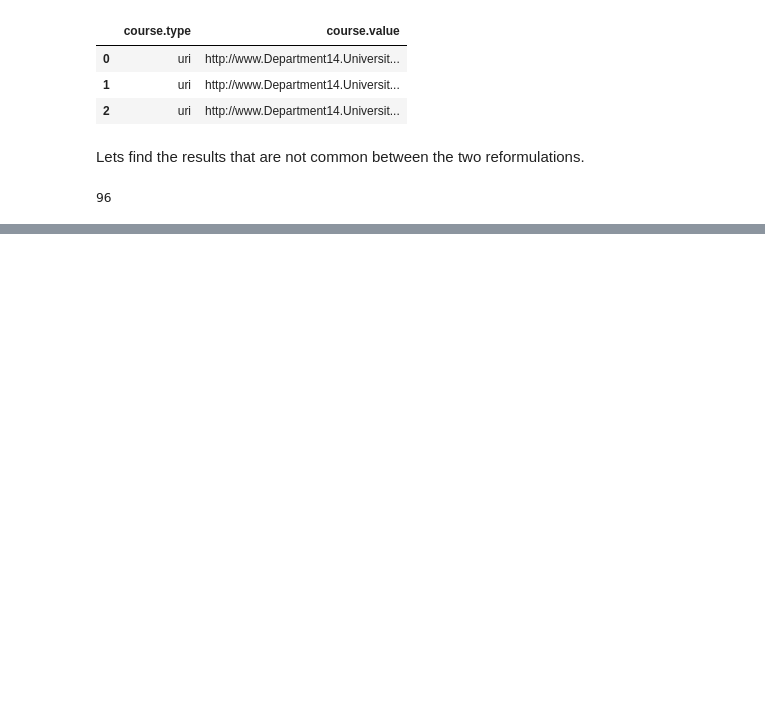
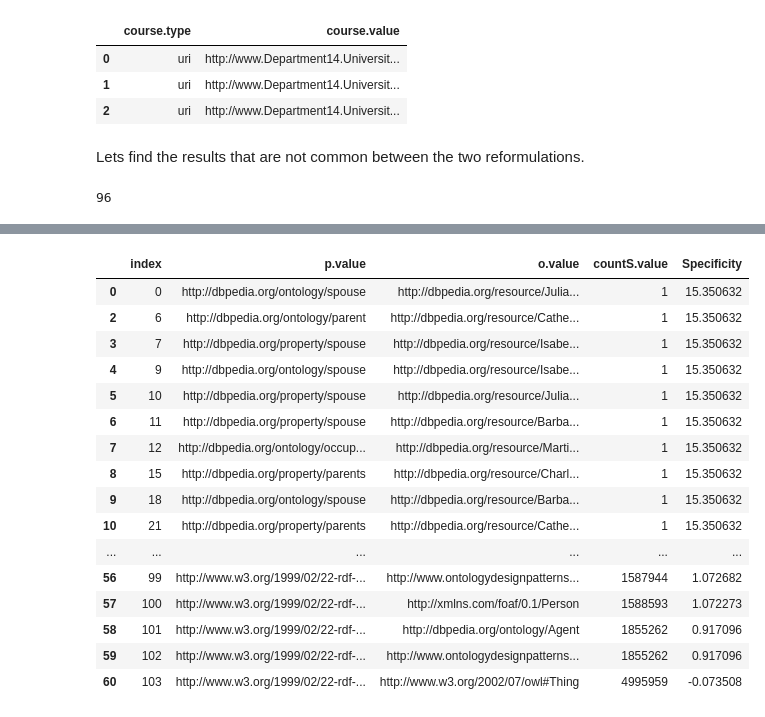
Before and after one commit to N00bsie/QueryReformulation, a Jupyter notebook: Workflow.ipynb, the cells around one changed output, grey strips where cells are left out. Drawn from its saved outputs; the diff is of its cells as text; code cells hidden in the pictures; blank space fills up the shorter version.

```diff
--- a/Workflow.ipynb
+++ b/Workflow.ipynb
@@ -361,0 +623,97 @@ This can be visualized as
+# %%
+endpoint = "http://zen.cs.rpi.edu:8890/sparql"
+
+def specificity(column):
+    return np.log(4641890/(float(column)))
+
+def execute_augmented_query(sparqlQuery,endpoint):
+    sparql = SPARQLWrapper(endpoint)
+    sparql.setQuery(sparqlQuery)
+    sparql.setReturnFormat(JSON)
+    results = sparql.query().convert()
+    results_df = json_normalize(results["results"]["bindings"])
+#     print(results_df)
+    results_df = results_df[results_df['o.type'] == "uri"]
+    results_df = results_df.drop(['o.type','p.type'],axis=1)
+    results_df = results_df[['p.value','o.value','countS.value']]
+    results_df['countS.value'] = results_df['countS.value'].astype(int)
+#     results_df = results_df[results_df['countS.value']]
+    return results_df
+
+## This query is used to find the count values for the 'Specificity'.
+augmented_query = """
+PREFIX  schema: <http://schema.org/>
+PREFIX  dbr:  <http://dbpedia.org/resource/>
+PREFIX  umbel-rc: <http://umbel.org/umbel/rc/>
+PREFIX  dbc:  <http://dbpedia.org/resource/Category:>
+PREFIX  owl:  <http://www.w3.org/2002/07/owl#>
+PREFIX  yago: <http://dbpedia.org/class/yago/>
+PREFIX  rdfs: <http://www.w3.org/2000/01/rdf-schema#>
+PREFIX  dbo:  <http://dbpedia.org/ontology/>
+PREFIX  dbp:  <http://dbpedia.org/property/>
+PREFIX  rdf:  <http://www.w3.org/1999/02/22-rdf-syntax-ns#>
+PREFIX  dcterms: <http://purl.org/dc/terms/>
+PREFIX  dbpedia-wikidata: <http://wikidata.dbpedia.org/resource/>
+PREFIX  dul:  <http://www.ontologydesignpatterns.org/ont/dul/DUL.owl#>
+PREFIX  foaf: <http://xmlns.com/foaf/0.1/>
+PREFIX  dc:   <http://purl.org/dc/elements/1.1/>
+PREFIX prov: <http://www.w3.org/ns/prov#>
+PREFIX  dc: <http://purl.org/dc/elements/1.1/>
+
+SELECT  ?p ?o (COUNT(DISTINCT ?s) AS ?countS)
+WHERE
+  { dbr:Martin_Scorsese
+              ?p  ?o .
+    ?s        ?p  ?o
+    FILTER ( ! strstarts(str(?p), str(dbo:wikiPageWikiLink)) )
+    FILTER ( ! strstarts(str(?p), str(dbo:wikiPageID)) )
+    FILTER ( ! strstarts(str(?p), str(dbo:wikiPageExternalLink)) )
+    FILTER ( ! strstarts(str(?p), str(dbo:wikiPageRevisionID)) )
+    FILTER ( ! strstarts(str(?p), str(dbo:wikiPageLength)) )
+    FILTER ( ! strstarts(str(?p), str(owl:sameAs)) )
+    FILTER ( ! strstarts(str(?p), str(dbo:viafId)) )
+    FILTER ( ! strstarts(str(?p), str(dbo:wikiPageOutDegree)) )
+    FILTER ( ! strstarts(str(?p), str(schema:comment)) )
+    FILTER ( ! strstarts(str(?p), str(dbo:abstract)) )
+    FILTER ( ! strstarts(str(?p), str(rdfs:comment)) )
+    FILTER ( ! strstarts(str(?p), str(dbo:alias)) )
+    FILTER ( ! strstarts(str(?p), str(rdfs:label)) )
+    FILTER ( ! strstarts(str(?p), str(dbo:thumbnail)) )
+    FILTER ( ! strstarts(str(?p), str(foaf:name)) )
+    FILTER ( ! strstarts(str(?p), str(foaf:surname)) )
+    FILTER ( ! strstarts(str(?p), str(foaf:depiction)) )
+    FILTER ( ! strstarts(str(?p), str(foaf:isPrimaryTopicOf)) )
+    FILTER ( ! strstarts(str(?p), str(dbp:hasPhotoCollection)) )
+    FILTER ( ! strstarts(str(?p), str(dbp:wordnet_type)) )
+    FILTER ( ! strstarts(str(?p), str(prov:wasDerivedFrom)) )
+    FILTER ( ! strstarts(str(?p), str(dc:description)) )
+
+
+
+  }
+GROUP BY ?p ?o
+ORDER BY ASC(?countS)
+"""
+results_df = execute_augmented_query(augmented_query,endpoint)
+results_df.reset_index(inplace=True)
+results_df['Specificity'] = results_df['countS.value'].apply(specificity)
+results_df.sort_values(by=['Specificity'],ascending=False,inplace=True)
+display(results_df)
+# %% [output]
+|  | index | p.value | o.value | countS.value | Specificity |
+| 0 | 0 | http://dbpedia.org/ontology/spouse | http://dbpedia.org/resource/Julia... | 1 | 15.350632 |
+| 2 | 6 | http://dbpedia.org/ontology/parent | http://dbpedia.org/resource/Cathe... | 1 | 15.350632 |
+| 3 | 7 | http://dbpedia.org/property/spouse | http://dbpedia.org/resource/Isabe... | 1 | 15.350632 |
+| 4 | 9 | http://dbpedia.org/ontology/spouse | http://dbpedia.org/resource/Isabe... | 1 | 15.350632 |
+| 5 | 10 | http://dbpedia.org/property/spouse | http://dbpedia.org/resource/Julia... | 1 | 15.350632 |
+| 6 | 11 | http://dbpedia.org/property/spouse | http://dbpedia.org/resource/Barba... | 1 | 15.350632 |
+| 7 | 12 | http://dbpedia.org/ontology/occup... | http://dbpedia.org/resource/Marti... | 1 | 15.350632 |
+| 8 | 15 | http://dbpedia.org/property/parents | http://dbpedia.org/resource/Charl... | 1 | 15.350632 |
+| 9 | 18 | http://dbpedia.org/ontology/spouse | http://dbpedia.org/resource/Barba... | 1 | 15.350632 |
+| 10 | 21 | http://dbpedia.org/property/parents | http://dbpedia.org/resource/Cathe... | 1 | 15.350632 |
+| ... | ... | ... | ... | ... | ... |
+| 56 | 99 | http://www.w3.org/1999/02/22-rdf-... | http://www.ontologydesignpatterns... | 1587944 | 1.072682 |
+| 57 | 100 | http://www.w3.org/1999/02/22-rdf-... | http://xmlns.com/foaf/0.1/Person | 1588593 | 1.072273 |
+| 58 | 101 | http://www.w3.org/1999/02/22-rdf-... | http://dbpedia.org/ontology/Agent | 1855262 | 0.917096 |
+| 59 | 102 | http://www.w3.org/1999/02/22-rdf-... | http://www.ontologydesignpatterns... | 1855262 | 0.917096 |
+| 60 | 103 | http://www.w3.org/1999/02/22-rdf-... | http://www.w3.org/2002/07/owl#Thing | 4995959 | -0.073508 |
```
Also changed, not shown: parts of 35 cells of this notebook, 2 other files.
